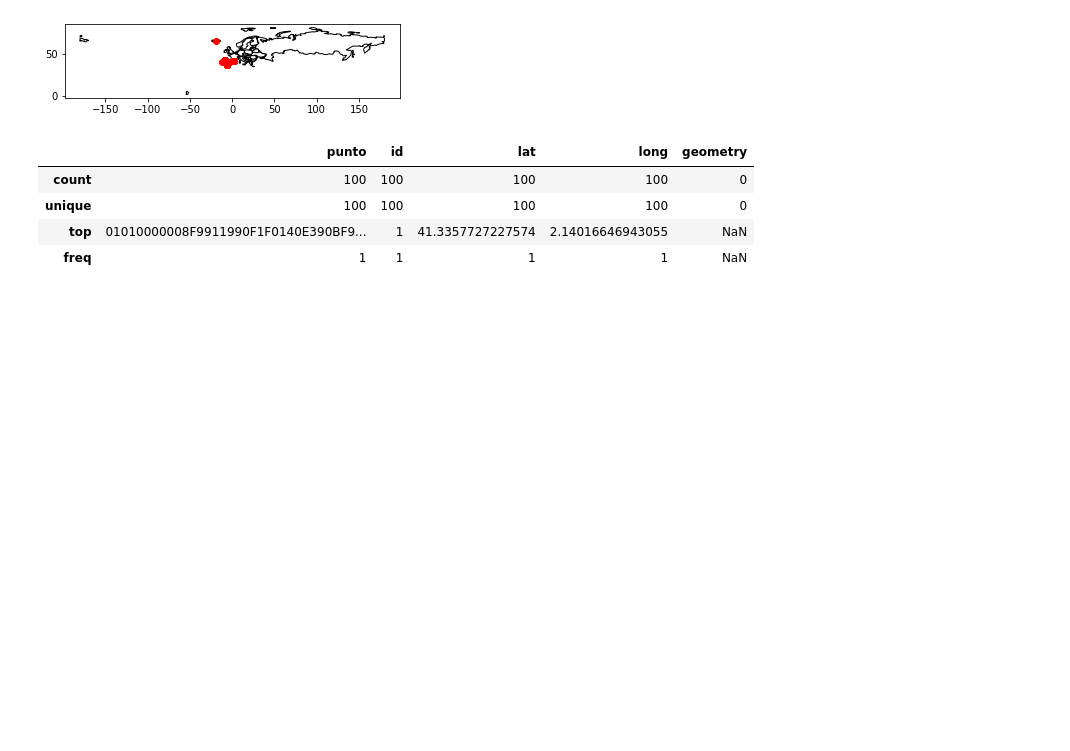
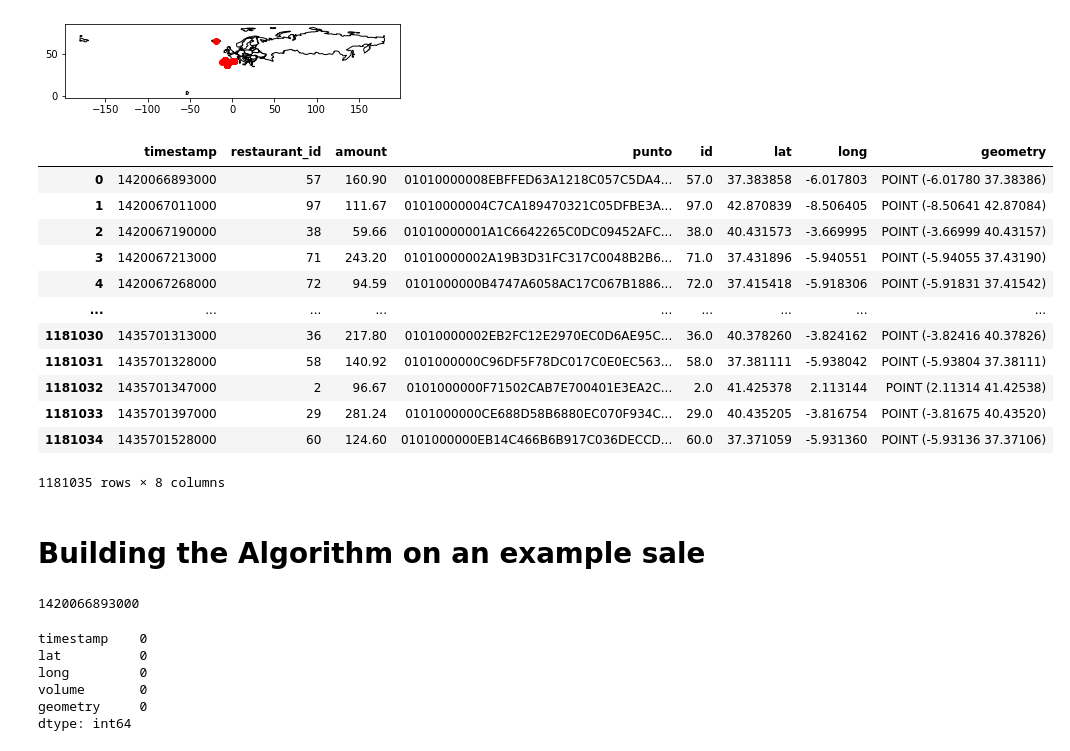
Before and after one commit to castares/effectiveness_by_campaign, a Jupyter notebook: data_exploration.ipynb, the cells around one changed output. Drawn from its saved outputs; the diff is of its cells as text; code cells hidden in the pictures; blank space fills up the shorter version.

Commit message:
WIP: implementing algorithm

```diff
--- a/data_exploration.ipynb
+++ b/data_exploration.ipynb
@@ -55,11 +59,22 @@ campaigns.plot(ax=ax, color='red')
 # %% [output]
 <AxesSubplot:>
 [figure]
-# %%
-restaurants.describe()
-# %% [output]
-|  | punto | id | lat | long | geometry |
-| count | 100 | 100 | 100 | 100 | 0 |
-| unique | 100 | 100 | 100 | 100 | 0 |
-| top | 01010000008F9911990F1F0140E390BF9... | 1 | 41.3357727227574 | 2.14016646943055 | NaN |
-| freq | 1 | 1 | 1 | 1 | NaN |
+# %%
+sales_restaurants_by_id = sales.merge(restaurants, left_on='restaurant_id', right_on='id', how='left')
+sales_restaurants_by_id
+# %% [output]
+|  | timestamp | restaurant_id | amount | punto | id | lat | long | geometry |
+| 0 | 1420066893000 | 57 | 160.90 | 01010000008EBFFED63A1218C057C5DA4... | 57.0 | 37.383858 | -6.017803 | POINT (-6.01780 37.38386) |
+| 1 | 1420067011000 | 97 | 111.67 | 01010000004C7CA189470321C05DFBE3A... | 97.0 | 42.870839 | -8.506405 | POINT (-8.50641 42.87084) |
+| 2 | 1420067190000 | 38 | 59.66 | 01010000001A1C6642265C0DC09452AFC... | 38.0 | 40.431573 | -3.669995 | POINT (-3.66999 40.43157) |
+| 3 | 1420067213000 | 71 | 243.20 | 01010000002A19B3D31FC317C0048B2B6... | 71.0 | 37.431896 | -5.940551 | POINT (-5.94055 37.43190) |
+| 4 | 1420067268000 | 72 | 94.59 | 0101000000B4747A6058AC17C067B1886... | 72.0 | 37.415418 | -5.918306 | POINT (-5.91831 37.41542) |
+| ... | ... | ... | ... | ... | ... | ... | ... | ... |
+| 1181030 | 1435701313000 | 36 | 217.80 | 01010000002EB2FC12E2970EC0D6AE95C... | 36.0 | 40.378260 | -3.824162 | POINT (-3.82416 40.37826) |
+| 1181031 | 1435701328000 | 58 | 140.92 | 0101000000C96DF5F78DC017C0E0EC563... | 58.0 | 37.381111 | -5.938042 | POINT (-5.93804 37.38111) |
+| 1181032 | 1435701347000 | 2 | 96.67 | 0101000000F71502CAB7E700401E3EA2C... | 2.0 | 41.425378 | 2.113144 | POINT (2.11314 41.42538) |
+| 1181033 | 1435701397000 | 29 | 281.24 | 0101000000CE688D58B6880EC070F934C... | 29.0 | 40.435205 | -3.816754 | POINT (-3.81675 40.43520) |
+| 1181034 | 1435701528000 | 60 | 124.60 | 0101000000EB14C466B6B917C036DECCD... | 60.0 | 37.371059 | -5.931360 | POINT (-5.93136 37.37106) |
+1181035 rows × 8 columns
+# %% [markdown]
+# Building the Algorithm on an example sale
@@ -65,0 +83,4 @@ restaurants.describe()
+# %%
+ex_sale['timestamp']
+# %% [output]
+1420066893000
@@ -65,0 +89,9 @@ restaurants.describe()
+# %%
+campaigns_filtered_by_time.count()
+# %% [output]
+timestamp    0
+lat          0
+long         0
+volume       0
+geometry     0
+dtype: int64
```
Also changed, not shown: parts of 6 cells of this notebook.
